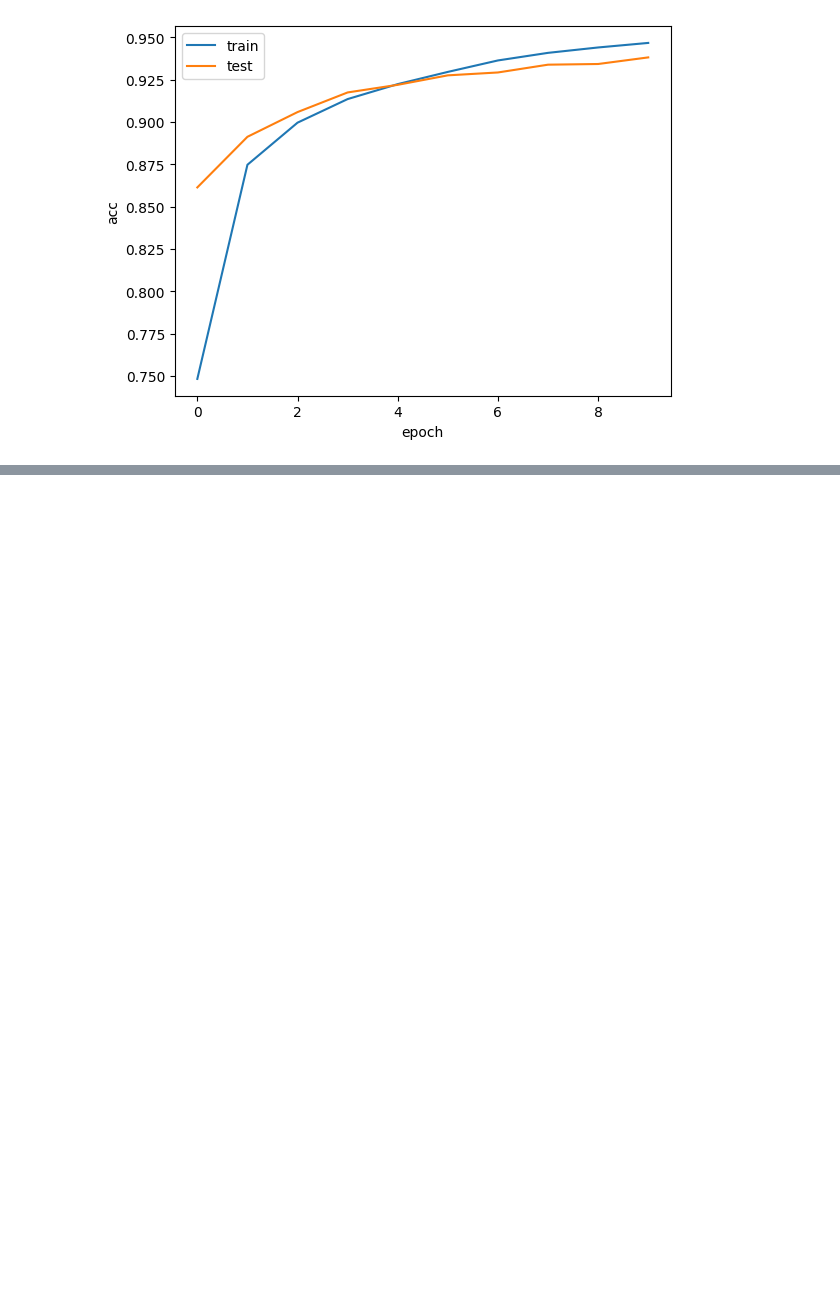
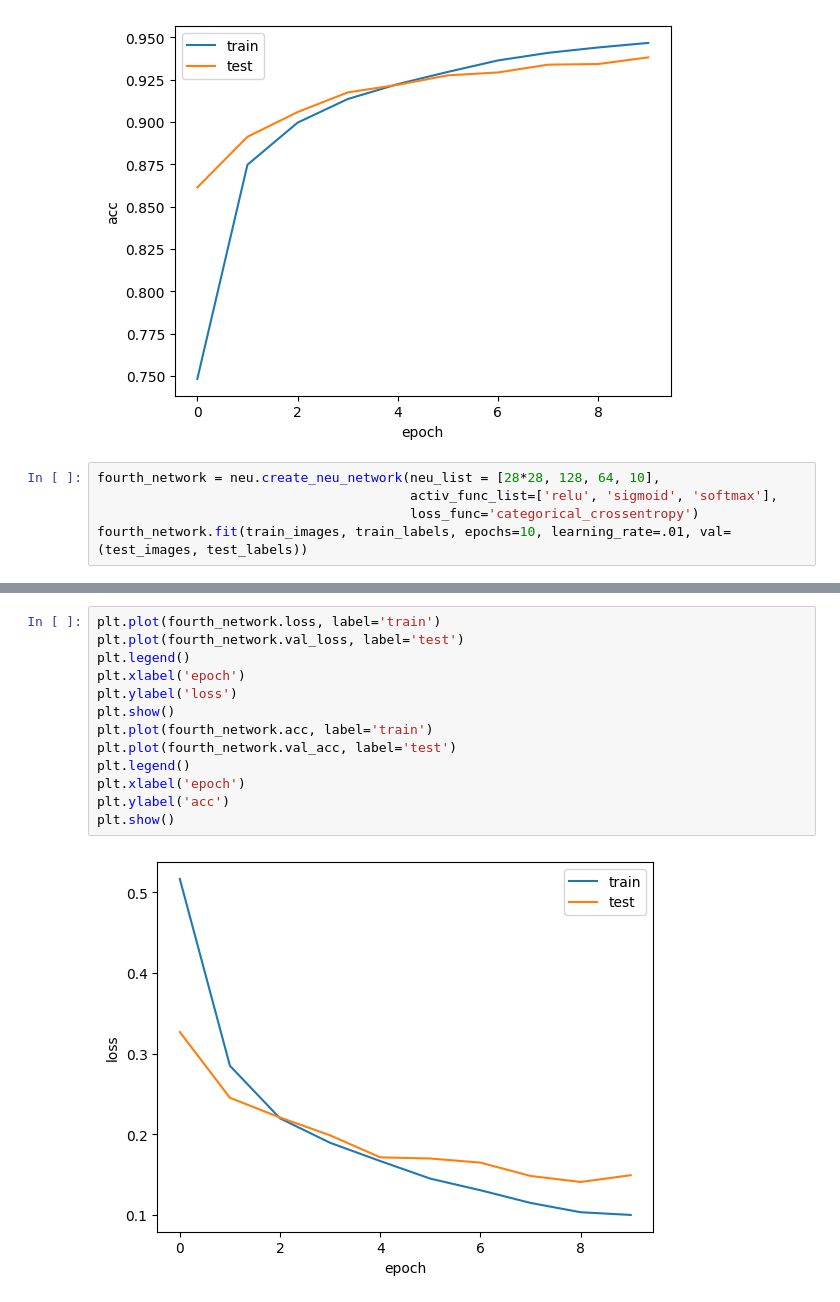
Before and after one commit to Swinkawkrawacie/Machine_learning, a Jupyter notebook: assignment_3/assignment3.ipynb, the cells around one changed output, grey strips where cells are left out. Drawn from its saved outputs; the diff is of its cells as text; blank space fills up the shorter version.

```diff
--- a/assignment_3/assignment3.ipynb
+++ b/assignment_3/assignment3.ipynb
@@ -176,3 +176,8 @@ plt.ylabel('acc')
 # %% [output]
 Text(0, 0.5, 'acc')
 [figure]
+# %%
+fourth_network = neu.create_neu_network(neu_list = [28*28, 128, 64, 10],
+                                        activ_func_list=['relu', 'sigmoid', 'softmax'],
+                                        loss_func='categorical_crossentropy')
+fourth_network.fit(train_images, train_labels, epochs=10, learning_rate=.01, val=(test_images, test_labels))
@@ -178,0 +205,15 @@ Text(0, 0.5, 'acc')
+# %%
+plt.plot(fourth_network.loss, label='train')
+plt.plot(fourth_network.val_loss, label='test')
+plt.legend()
+plt.xlabel('epoch')
+plt.ylabel('loss')
+plt.show()
+plt.plot(fourth_network.acc, label='train')
+plt.plot(fourth_network.val_acc, label='test')
+plt.legend()
+plt.xlabel('epoch')
+plt.ylabel('acc')
+plt.show()
+# %% [output]
+[figure, added]
```
Also changed, not shown: parts of 2 cells of this notebook, 1 other file.
